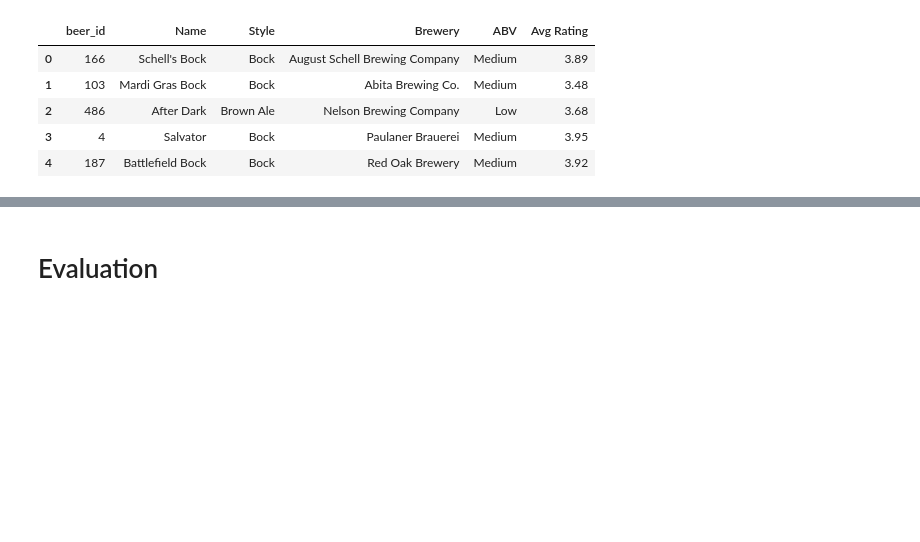
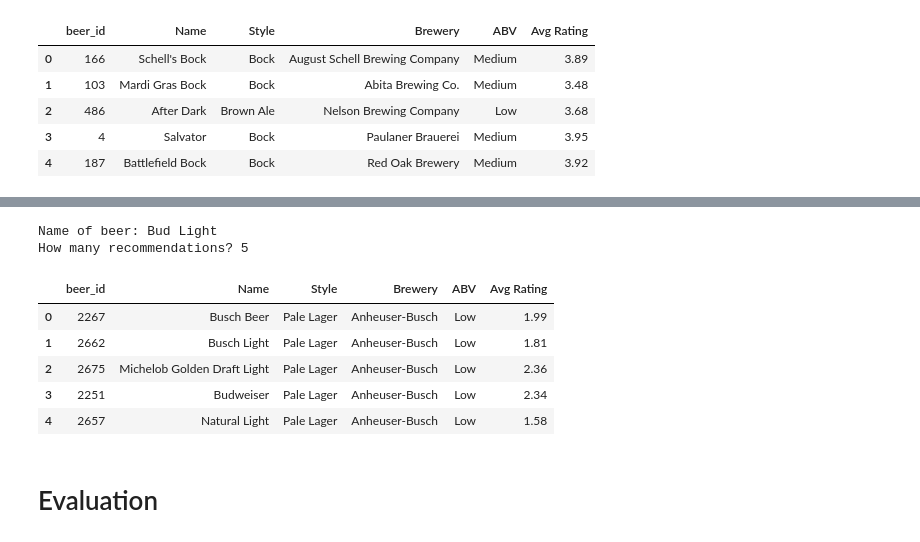
Before and after one commit to ashlidougherty/Beer-Recommender, a Jupyter notebook: ContentBasedRecs.ipynb, the cells around one changed output, grey strips where cells are left out. Cells and saved outputs as stored; diff of their text form; code cells hidden in the pictures; blank space fills up the shorter version.

```diff
--- a/ContentBasedRecs.ipynb
+++ b/ContentBasedRecs.ipynb
@@ -491,3 +491,14 @@ How many recommendations? 5
+# %%
+beer_recommender()
+# %% [output]
+Name of beer: Bud Light
+How many recommendations? 5
+|  | beer_id | Name | Style | Brewery | ABV | Avg Rating |
+| 0 | 2267 | Busch Beer | Pale Lager | Anheuser-Busch | Low | 1.99 |
+| 1 | 2662 | Busch Light | Pale Lager | Anheuser-Busch | Low | 1.81 |
+| 2 | 2675 | Michelob Golden Draft Light | Pale Lager | Anheuser-Busch | Low | 2.36 |
+| 3 | 2251 | Budweiser | Pale Lager | Anheuser-Busch | Low | 2.34 |
+| 4 | 2657 | Natural Light | Pale Lager | Anheuser-Busch | Low | 1.58 |
 # %% [markdown]
 # Evaluation
 # %% [markdown]
```
Also changed, not shown: parts of 14 cells of this notebook.
